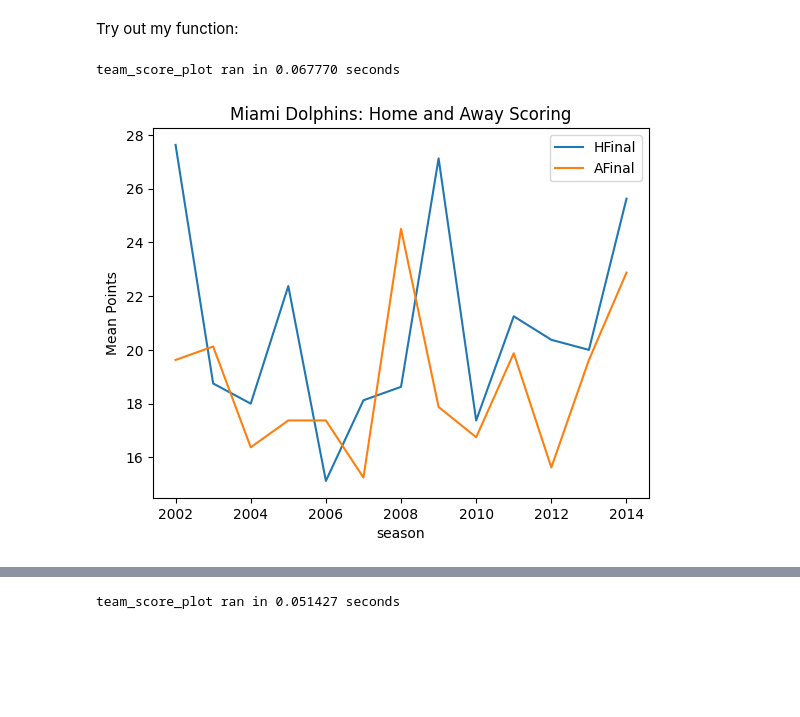
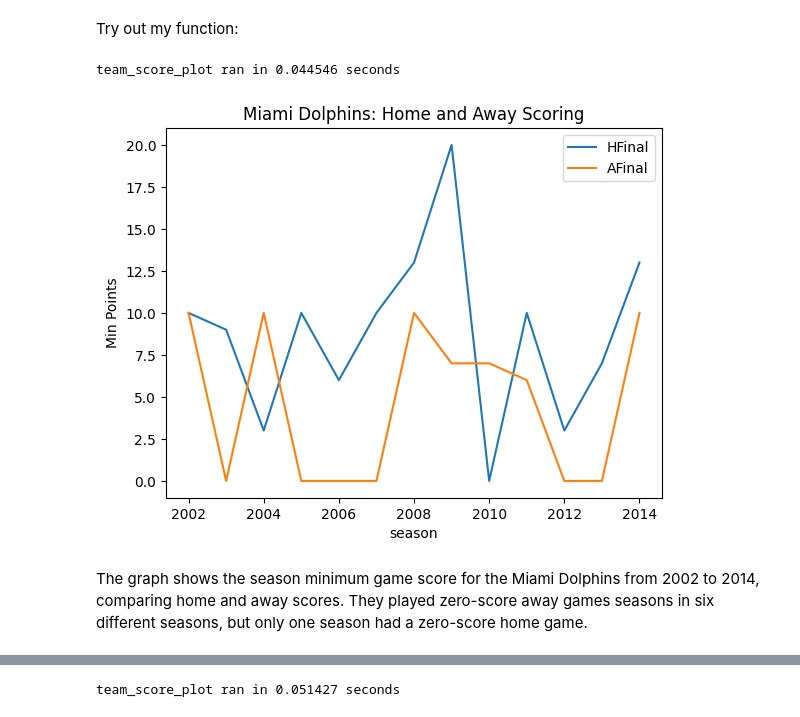
Before and after one commit to lytyler/ST554_Homework4, a Jupyter notebook: Homework4.ipynb, the cells around one changed output, grey strips where cells are left out. Saved outputs shown, nothing was run; the diff lists cells and outputs as text; code cells hidden in the pictures; blank space fills up the shorter version.

```diff
--- a/Homework4.ipynb
+++ b/Homework4.ipynb
@@ -638,10 +647,12 @@ def team_score_plot(team: str, stat: str):
 # %% [markdown]
 Try out my function:
 # %%
-team_score_plot("Miami Dolphins", "mean")
+team_score_plot("Miami Dolphins", "min")
 # %% [output]
-team_score_plot ran in 0.067770 seconds
+team_score_plot ran in 0.044546 seconds
-[figure, old version]
+[figure, new version]
+# %% [markdown]
+The graph shows the season minimum game score for the Miami Dolphins from 2002 to 2014, comparing home and away scores. They played zero-score away games seasons in six different seasons, but only one season had a zero-score home game.
 # %%
 team_score_plot("New England Patriots", "max")
 # %% [output]
```
Also changed, not shown: parts of 24 cells of this notebook.
